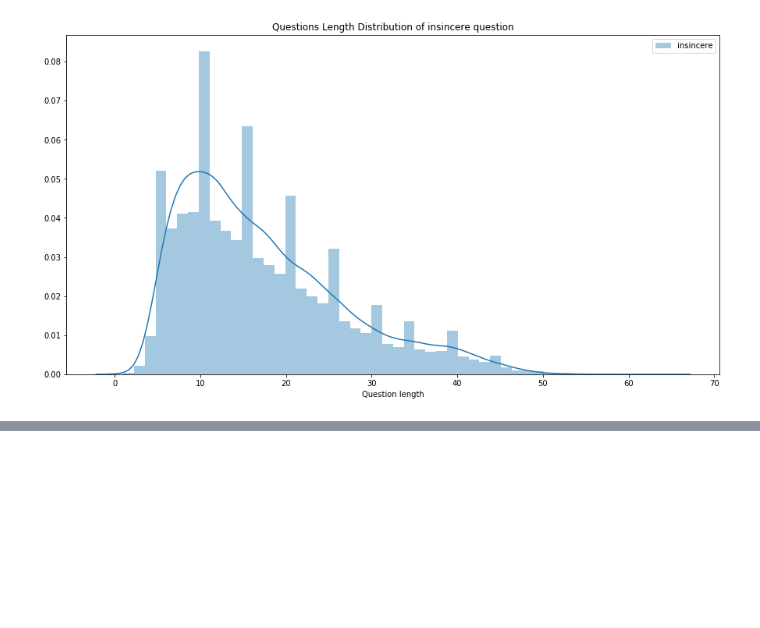
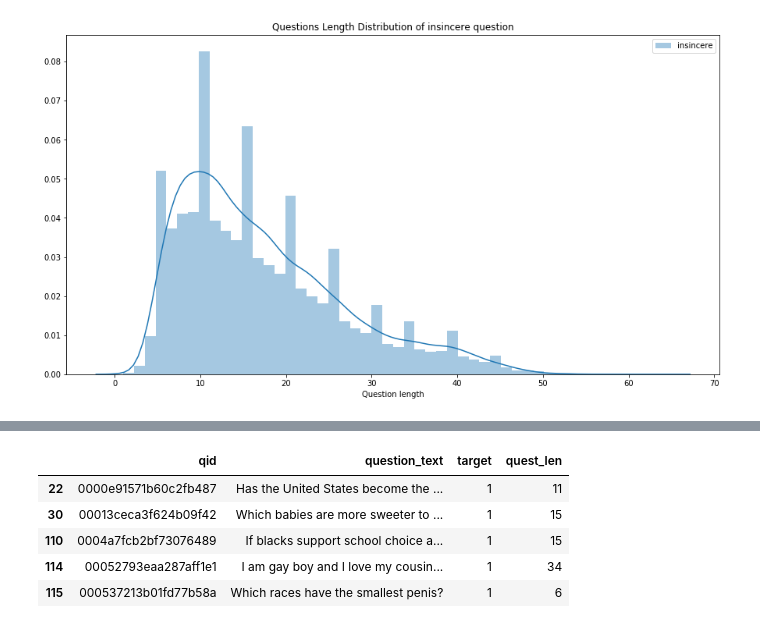
Before and after one commit to iamsauravsharma/insincere-question-classification, a Jupyter notebook: insincere_question_classification/misc/generate_data_images.ipynb, the cells around one changed output, grey strips where cells are left out. Cells and saved outputs as stored; diff of their text form; code cells hidden in the pictures; blank space fills up the shorter version.

```diff
--- a/insincere_question_classification/misc/generate_data_images.ipynb
+++ b/insincere_question_classification/misc/generate_data_images.ipynb
@@ -81,35 +82,3 @@ plt.title("Questions Length Distribution of insincere question")
 # %% [output]
 Text(0.5, 1.0, 'Questions Length Distribution of insincere question')
 [figure]
-# %%
-from wordcloud import WordCloud, STOPWORDS
-from tqdm import tqdm
-
-comment_words = ' '
-stopwords = set(STOPWORDS)
-
-insincere.reset_index(inplace=True)
-
-for i in tqdm(range(len(insincere))):
-  val = insincere.question_text[i]
-  tokens = str(val).split()
-
-  for i in range(len(tokens)):
-      tokens[i] = tokens[i].lower()
-
-  for words in tokens:
-    comment_words = comment_words + words + ' '
-
-
-wordcloud = WordCloud(width = 800, height = 800,
-                background_color ='white',
-                stopwords = stopwords,
-                min_font_size = 10).generate(comment_words)
-
-plt.figure(figsize = (8, 8), facecolor = None)
-plt.imshow(wordcloud)
-plt.axis("off")
-plt.title("Insincere question word cloud")
-plt.tight_layout(pad = 0)
-
-plt.show()
@@ -117,0 +170,9 @@ plt.show()
+# %%
+insincere.head()
+# %% [output]
+|  | qid | question_text | target | quest_len |
+| 22 | 0000e91571b60c2fb487 | Has the United States become the ... | 1 | 11 |
+| 30 | 00013ceca3f624b09f42 | Which babies are more sweeter to ... | 1 | 15 |
+| 110 | 0004a7fcb2bf73076489 | If blacks support school choice a... | 1 | 15 |
+| 114 | 00052793eaa287aff1e1 | I am gay boy and I love my cousin... | 1 | 34 |
+| 115 | 000537213b01fd77b58a | Which races have the smallest penis? | 1 | 6 |
```
Also changed, not shown: parts of 14 cells of this notebook, 14 other files.
